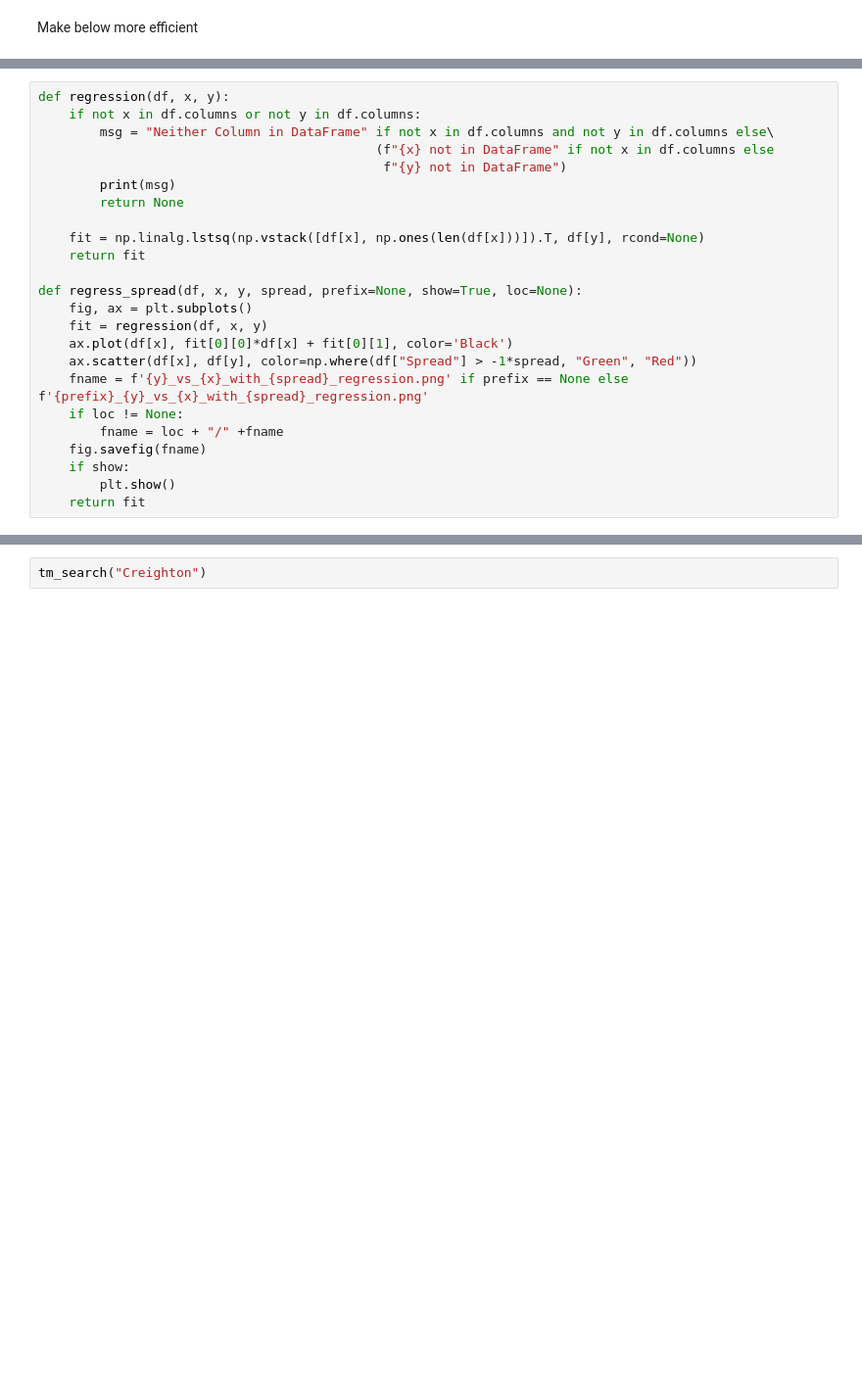
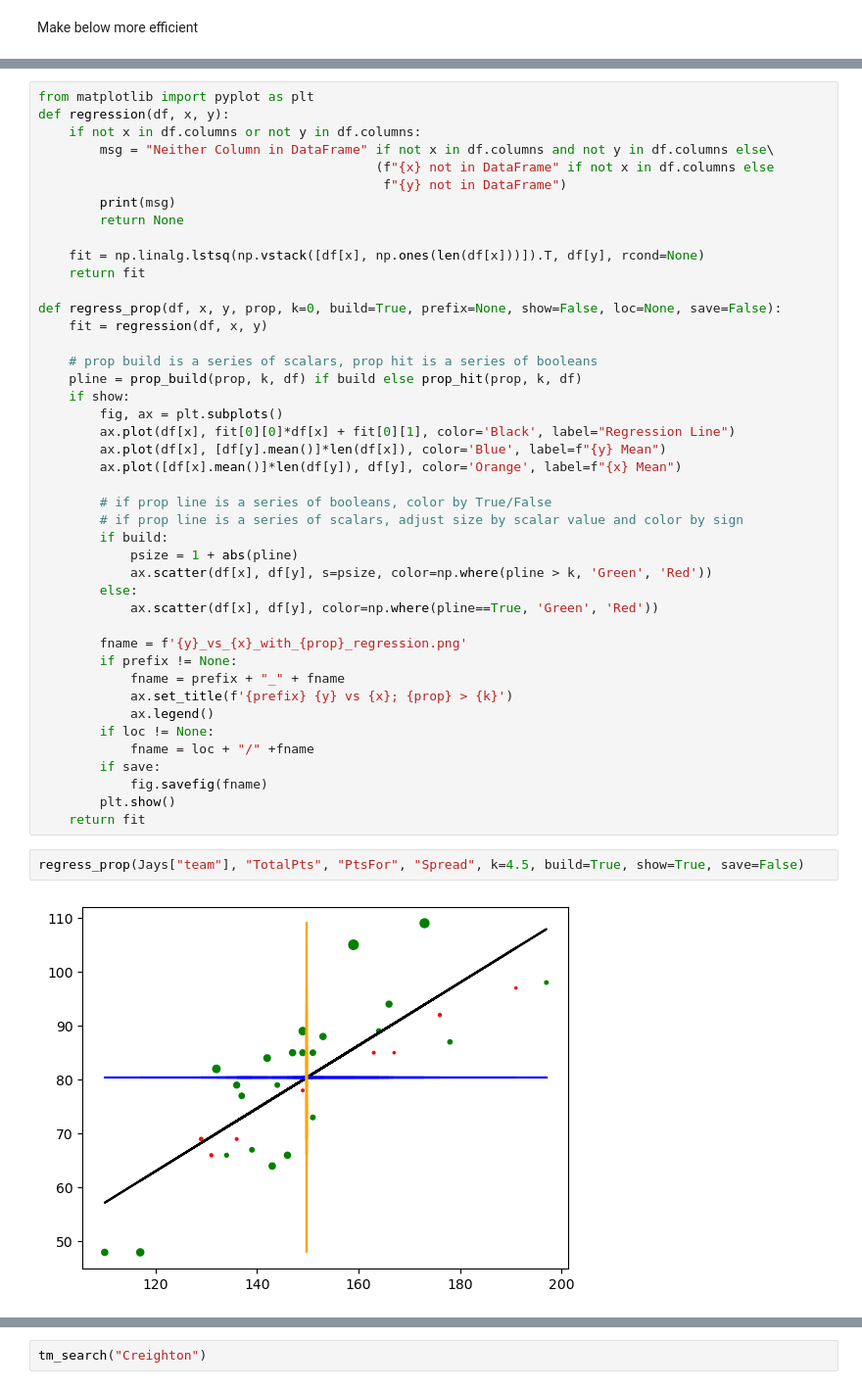
Before and after one commit to simkimsia/NBA-Dashboard, a Jupyter notebook: NCAA.ipynb, the cells around one changed output, grey strips where cells are left out. Shown at 98% size. Saved outputs shown, nothing was run; the diff lists cells and outputs as text; blank space fills up the shorter version.

```diff
--- a/NCAA.ipynb
+++ b/NCAA.ipynb
@@ -81,4 +119,5 @@ def spread_hit(spread, df):
 # %%
+from matplotlib import pyplot as plt
 def regression(df, x, y):
     if not x in df.columns or not y in df.columns:
         msg = "Neither Column in DataFrame" if not x in df.columns and not y in df.columns else\
@@ -90,15 +129,37 @@ def regression(df, x, y):
     fit = np.linalg.lstsq(np.vstack([df[x], np.ones(len(df[x]))]).T, df[y], rcond=None)
     return fit
 
-def regress_spread(df, x, y, spread, prefix=None, show=True, loc=None):
-    fig, ax = plt.subplots()
+def regress_prop(df, x, y, prop, k=0, build=True, prefix=None, show=False, loc=None, save=False):
     fit = regression(df, x, y)
-    ax.plot(df[x], fit[0][0]*df[x] + fit[0][1], color='Black')
-    ax.scatter(df[x], df[y], color=np.where(df["Spread"] > -1*spread, "Green", "Red"))
-    fname = f'{y}_vs_{x}_with_{spread}_regression.png' if prefix == None else f'{prefix}_{y}_vs_{x}_with_{spread}_regression.png'
-    if loc != None:
-        fname = loc + "/" +fname
-    fig.savefig(fname)
+
+    # prop build is a series of scalars, prop hit is a series of booleans
+    pline = prop_build(prop, k, df) if build else prop_hit(prop, k, df)
     if show:
+        fig, ax = plt.subplots()
+        ax.plot(df[x], fit[0][0]*df[x] + fit[0][1], color='Black', label="Regression Line")
+        ax.plot(df[x], [df[y].mean()]*len(df[x]), color='Blue', label=f"{y} Mean")
+        ax.plot([df[x].mean()]*len(df[y]), df[y], color='Orange', label=f"{x} Mean")
+
+        # if prop line is a series of booleans, color by True/False
+        # if prop line is a series of scalars, adjust size by scalar value and color by sign
+        if build:
+            psize = 1 + abs(pline)
+            ax.scatter(df[x], df[y], s=psize, color=np.where(pline > k, 'Green', 'Red'))
+        else:
+            ax.scatter(df[x], df[y], color=np.where(pline==True, 'Green', 'Red'))
+
+        fname = f'{y}_vs_{x}_with_{prop}_regression.png'
+        if prefix != None:
+            fname = prefix + "_" + fname
+            ax.set_title(f'{prefix} {y} vs {x}; {prop} > {k}')
+            ax.legend()
+        if loc != None:
+            fname = loc + "/" +fname
+        if save:
+            fig.savefig(fname)
         plt.show()
     return fit
+# %%
+regress_prop(Jays["team"], "TotalPts", "PtsFor", "Spread", k=4.5, build=True, show=True, save=False)
+# %% [output]
+[figure, added]
```
Also changed, not shown: parts of 34 cells of this notebook, 1 other file.
